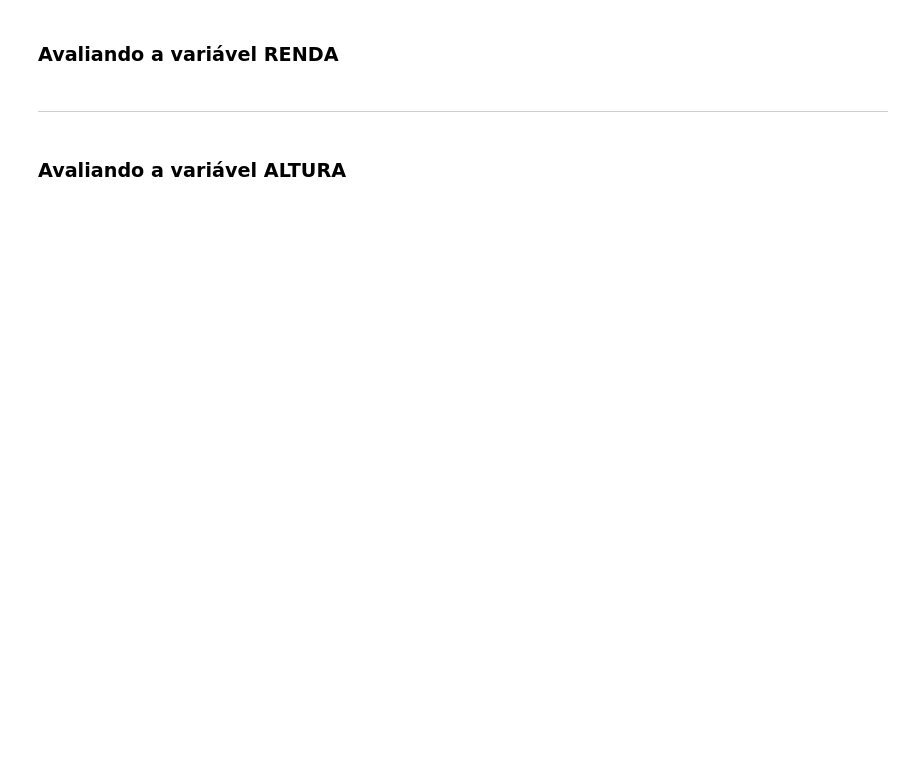
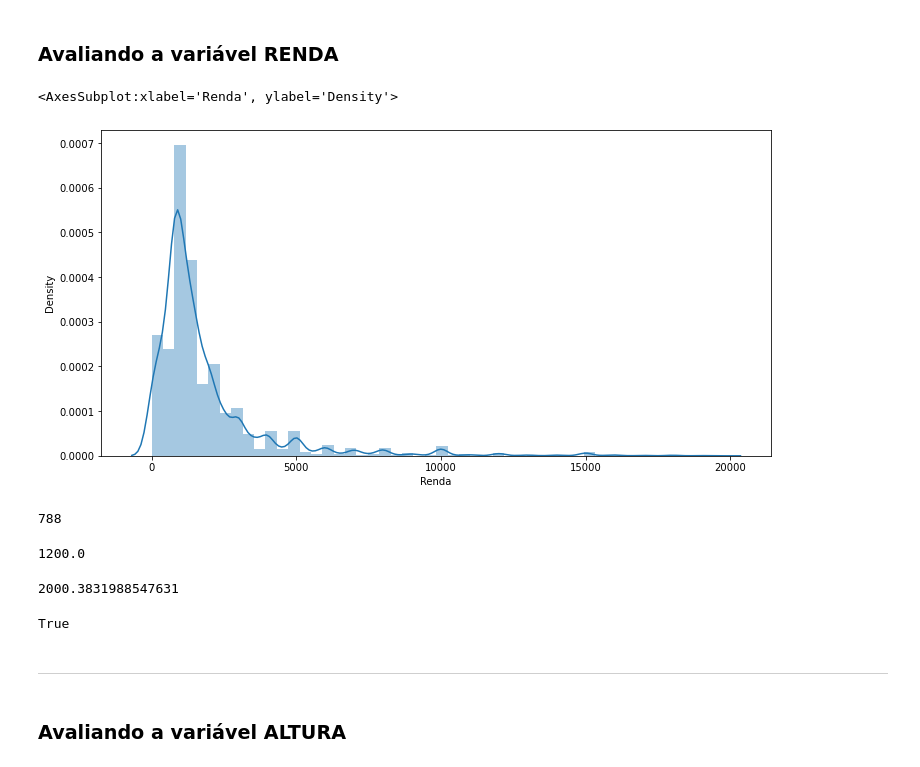
Before and after one commit to wiltonjr4/Data-Science, a Jupyter notebook: Statistics I/Curso_de_Estatística_Parte_1.ipynb, the cells around one changed output. Drawn from its saved outputs; the diff is of its cells as text; code cells hidden in the pictures; blank space fills up the shorter version.

```diff
--- a/Statistics I/Curso_de_Estatística_Parte_1.ipynb
+++ b/Statistics I/Curso_de_Estatística_Parte_1.ipynb
@@ -603,6 +810,32 @@ Pode-se definir a moda como sendo o valor mais frequente de um conjunto de dados
 <img src='https://caelum-online-public.s3.amazonaws.com/1177-estatistica-parte1/01/img004.png' width='80%'>
 # %% [markdown]
 ### Avaliando a variável RENDA
+# %%
+ax = sns.distplot(data.query('Renda < 20000').Renda)
+ax.figure.set_size_inches(12,6)
+ax
+# %% [output]
+<AxesSubplot:xlabel='Renda', ylabel='Density'>
+[figure, added]
+# %%
+moda = data.Renda.mode()[0]
+moda
+# %% [output]
+788
+# %%
+mediana = data.Renda.median()
+mediana
+# %% [output]
+1200.0
+# %%
+media = data.Renda.mean()
+media
+# %% [output]
+2000.3831988547631
+# %%
+moda < mediana < media
+# %% [output]
+True
 # %% [markdown]
 ***
 # %% [markdown]
```
Also changed, not shown: parts of 66 cells of this notebook.
